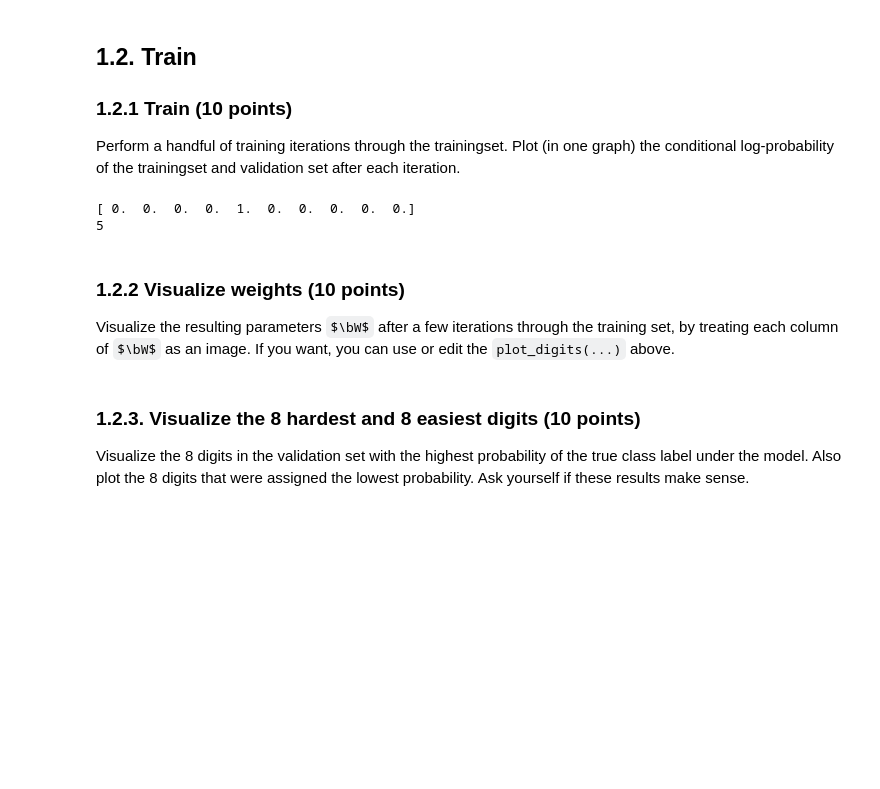
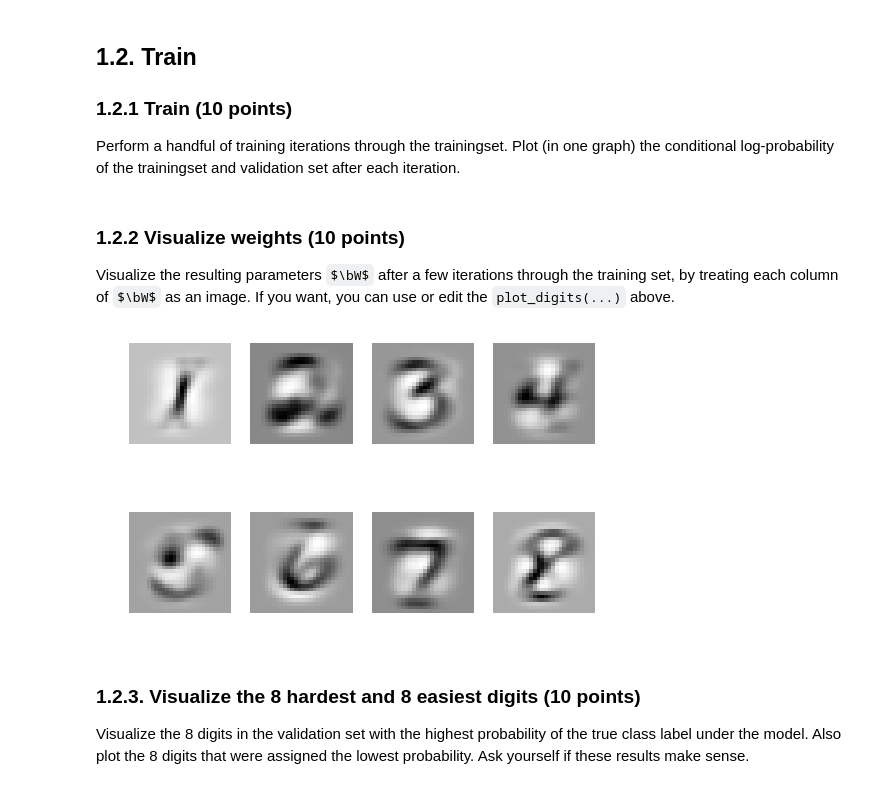
Before and after one commit to Vasileios-Charatsidis/machine_learning_1_labs, a Jupyter notebook: hw2/dana.ipynb, the cells around one changed output. Drawn from its saved outputs; the diff is of its cells as text; code cells hidden in the pictures; some formulas as TeX source; blank space fills up the shorter version.

```diff
--- a/hw2/dana.ipynb
+++ b/hw2/dana.ipynb
@@ -246,36 +238,17 @@ def sgd_iter(x_train, t_train, W, b):
     alpha = 1e-4
 
     for n in range(x_train.shape[0]):
-        gradient_w, gradient_b = logreg_gradient(x_train, t_train, W, b)
-        w += alpha * gradient_w
-        b += alpha * gradient_b
+        x = x_train[n,:].reshape([784,1])
 
-    return w, b
+        grad_W, grad_b = logreg_gradient(x, t_train[n,:], W, b)
+
+        W = W + alpha * grad_W
+        b = b + alpha * grad_b
+
+
+    return W, b
 # %% [markdown]
 ## 1.2. Train
 
 ### 1.2.1 Train (10 points)
 Perform a handful of training iterations through the trainingset. Plot (in one graph) the conditional log-probability of the trainingset and validation set after each iteration.
-# %%
-def dummy_encoding(x):
-    a = np.zeros(10)
-    a[x-1] = 1
-    return a
-
-def dummy_decoding(t):
-    return np.asscalar(np.where(t>0)[0])+1
-
-def train_model(max_iter):
-    # dummy encoding
-    t_hot = np.array([dummy_encoding(z) for z in t_train])
-
-
-
-    for i in range(max_iter):
-
-
-
-train_model(10)
-# %% [output]
-[ 0.  0.  0.  0.  1.  0.  0.  0.  0.  0.]
-5
@@ -282,6 +298,20 @@ train_model(10)
 # %% [markdown]
 ### 1.2.2 Visualize weights (10 points)
 Visualize the resulting parameters $\bW$ after a few iterations through the training set, by treating each column of $\bW$ as an image. If you want, you can use or edit the `plot_digits(...)` above.
+# %%
+def plot_digits(data, numcols, shape=(28,28)):
+    numdigits = data.shape[0]
+    numrows = int(numdigits/numcols)
+    for i in range(numdigits):
+        plt.subplot(numrows, numcols, i+1)
+        plt.axis('off')
+        plt.imshow(data[i].reshape(shape), interpolation='nearest', cmap='Greys')
+    plt.show()
+
+plot_digits(W_optima.T[0:8], numcols=4)
+#print(x_train[0])
+# %% [output]
+[figure, added]
 # %% [markdown]
 ### 1.2.3. Visualize the 8 hardest and 8 easiest digits (10 points)
 Visualize the 8 digits in the validation set with the highest probability of the true class label under the model.
```
Also changed, not shown: parts of 2 cells of this notebook.
